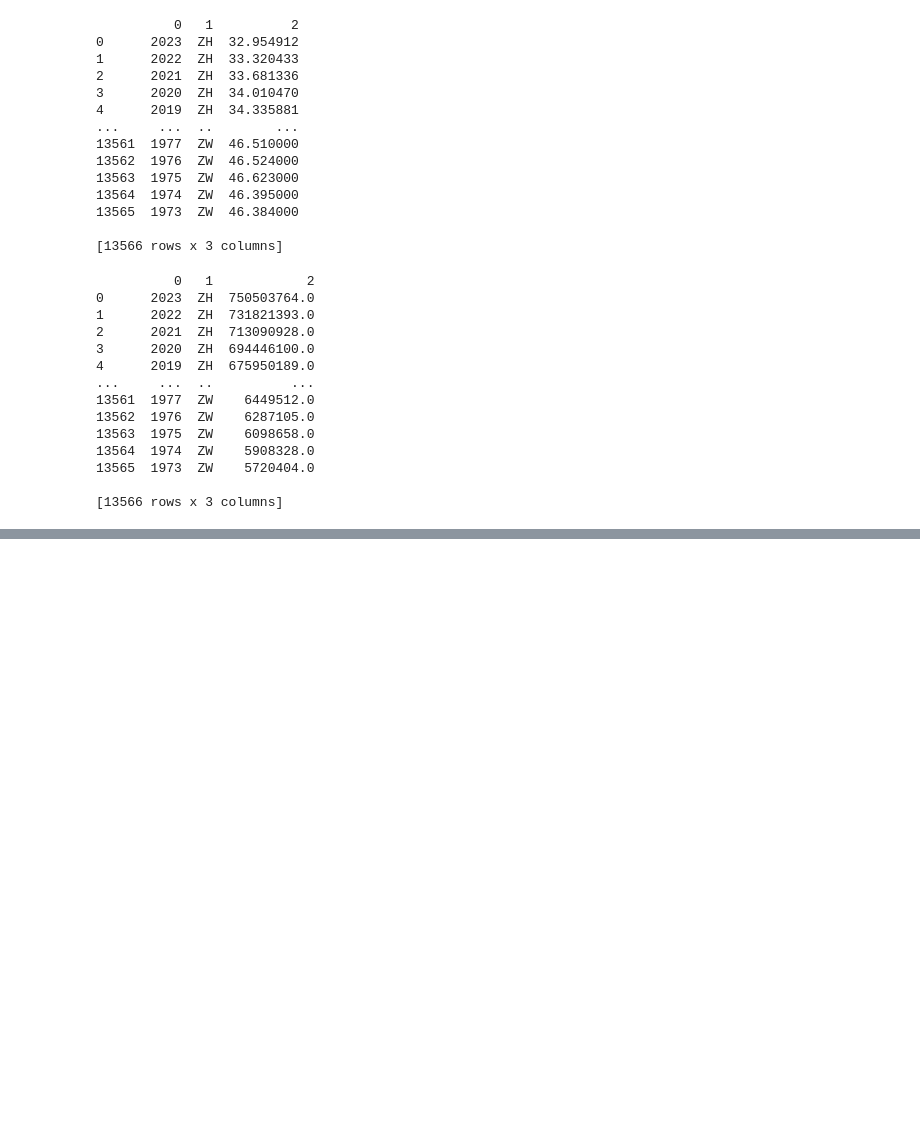
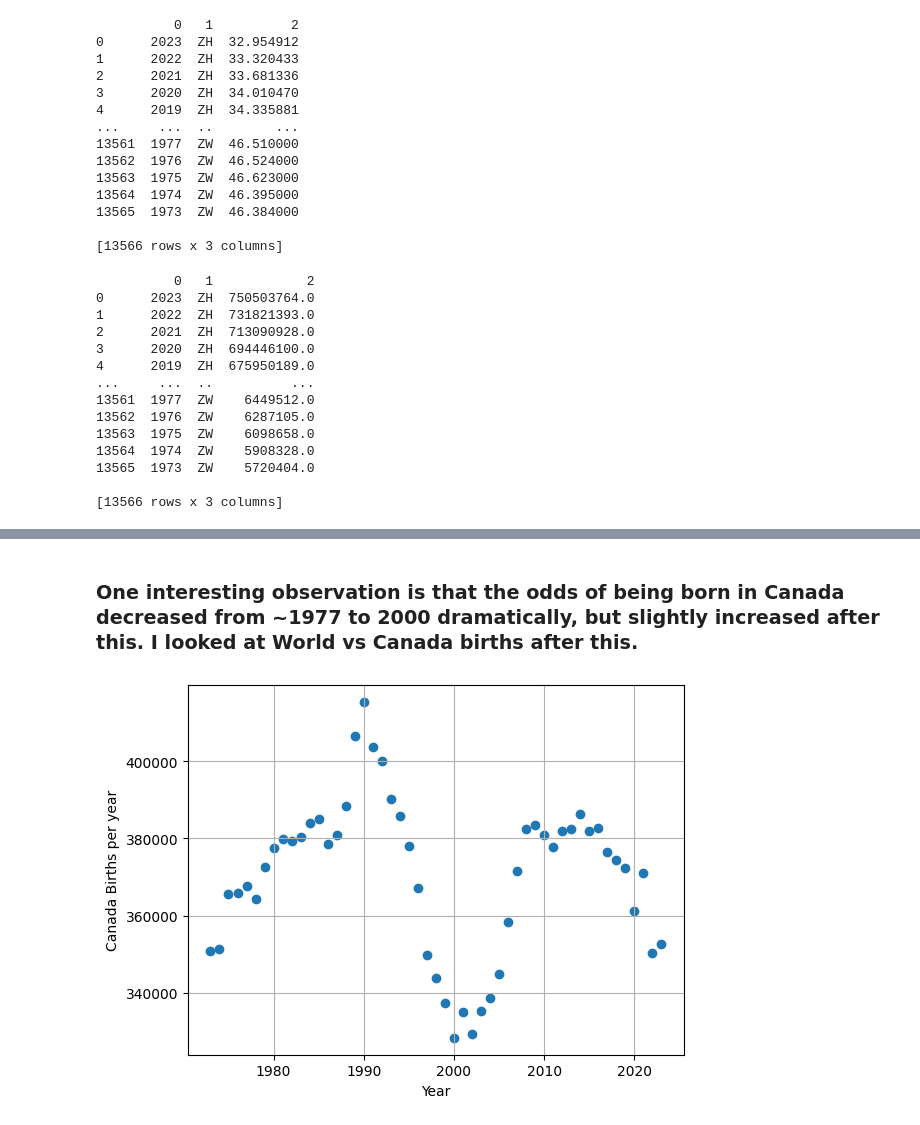
Before and after one commit to dstrande/sd37-application, a Jupyter notebook: sd43-application.ipynb, the cells around one changed output, grey strips where cells are left out. Saved outputs shown, nothing was run; the diff lists cells and outputs as text; code cells hidden in the pictures; blank space fills up the shorter version.

```diff
--- a/sd43-application.ipynb
+++ b/sd43-application.ipynb
@@ -229,0 +365,12 @@ combined_dataframe
+# %% [markdown]
+### One interesting observation is that the odds of being born in Canada decreased from ~1977 to 2000 dramatically, but slightly increased after this. I looked at World vs Canada births after this.
+# %%
+fig, ax = plt.subplots()
+ax.grid()
+plt.scatter(canada_births.index, canada_births)
+
+ax.set(xlabel='Year', ylabel='Canada Births per year')
+
+plt.show()
+# %% [output]
+[figure, added]
```
Also changed, not shown: parts of 14 cells of this notebook.
